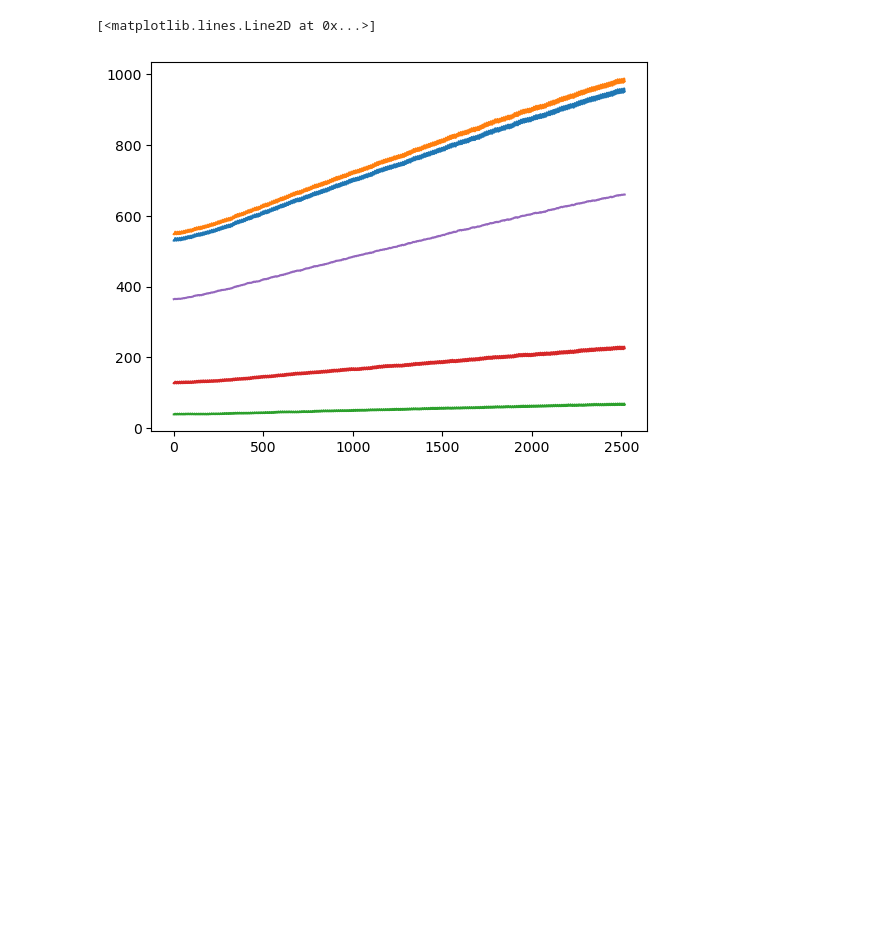
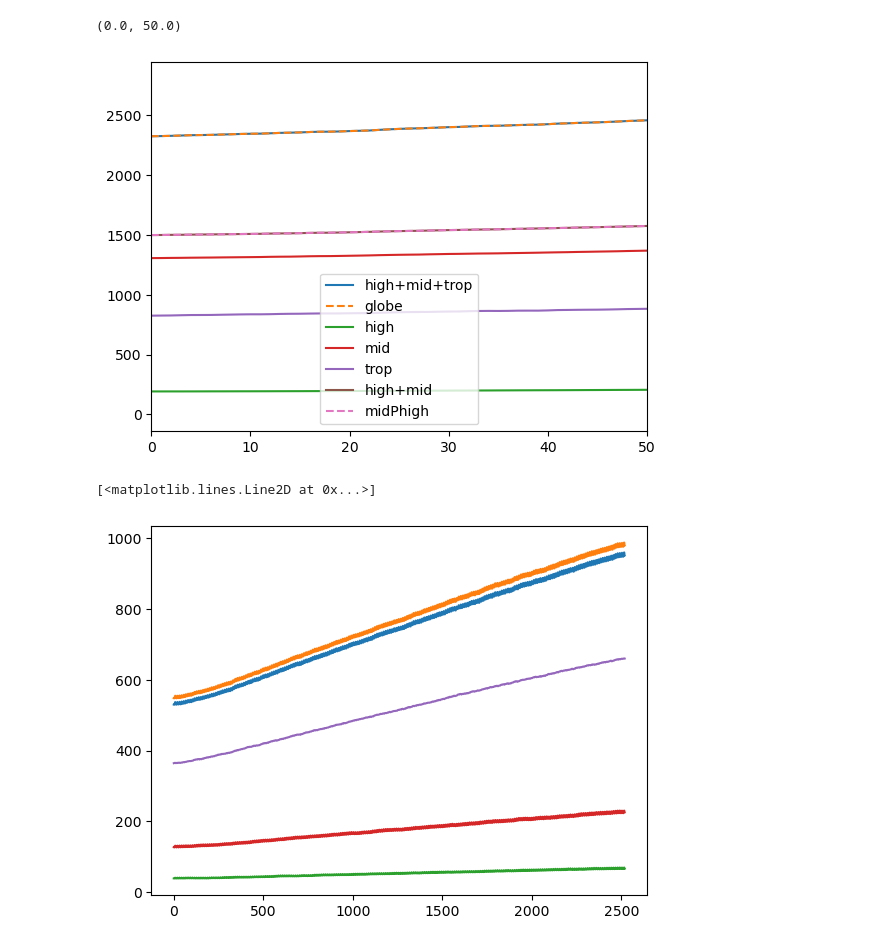
Before and after one commit to aswann/flat10MIP_analysis, a Jupyter notebook: create_metrics_matrix_onemodat_monthly.ipynb, the cells around one changed output. Drawn from its saved outputs; the diff is of its cells as text; code cells hidden in the pictures; blank space fills up the shorter version.

```diff
--- a/create_metrics_matrix_onemodat_monthly.ipynb
+++ b/create_metrics_matrix_onemodat_monthly.ipynb
@@ -348,3 +402,25 @@ KeyError: "not all values found in index 'var'. Try setting the `method` keyword
+# %%
+globe=ds_C_global["data"].sel(var="cTot",latrange='global',run='flat10')
+high = ds_C_global["data"].sel(var="cTot",latrange='highlat',run='flat10')
+mid=ds_C_global["data"].sel(var="cTot",latrange='midlat',run='flat10')
+trop=ds_C_global["data"].sel(var="cTot",latrange='troplat',run='flat10')
+midPhigh=ds_C_global["data"].sel(var="cTot",latrange='midPhigh',run='flat10')
+
+plt.plot(high+mid+trop,label='high+mid+trop')
+plt.plot(globe,label='globe',linestyle='--')
+plt.plot(high,label='high')
+plt.plot(mid,label='mid')
+plt.plot(trop,label='trop')
+plt.plot(high+mid,label='high+mid')
+plt.plot(midPhigh,label='midPhigh',linestyle='--')
+# plt.plot(rh)
+
+plt.legend()
+
+plt.xlim([0 ,50])
+# %% [output]
+(0.0, 50.0)
+[figure, added]
 # %%
 globe=ds_C_global["data"].sel(var="cVeg",latrange='global',run='flat10')
 high = ds_C_global["data"].sel(var="cVeg",latrange='highlat',run='flat10')
```
Also changed, not shown: parts of 1 cell of this notebook, 46 other files.
